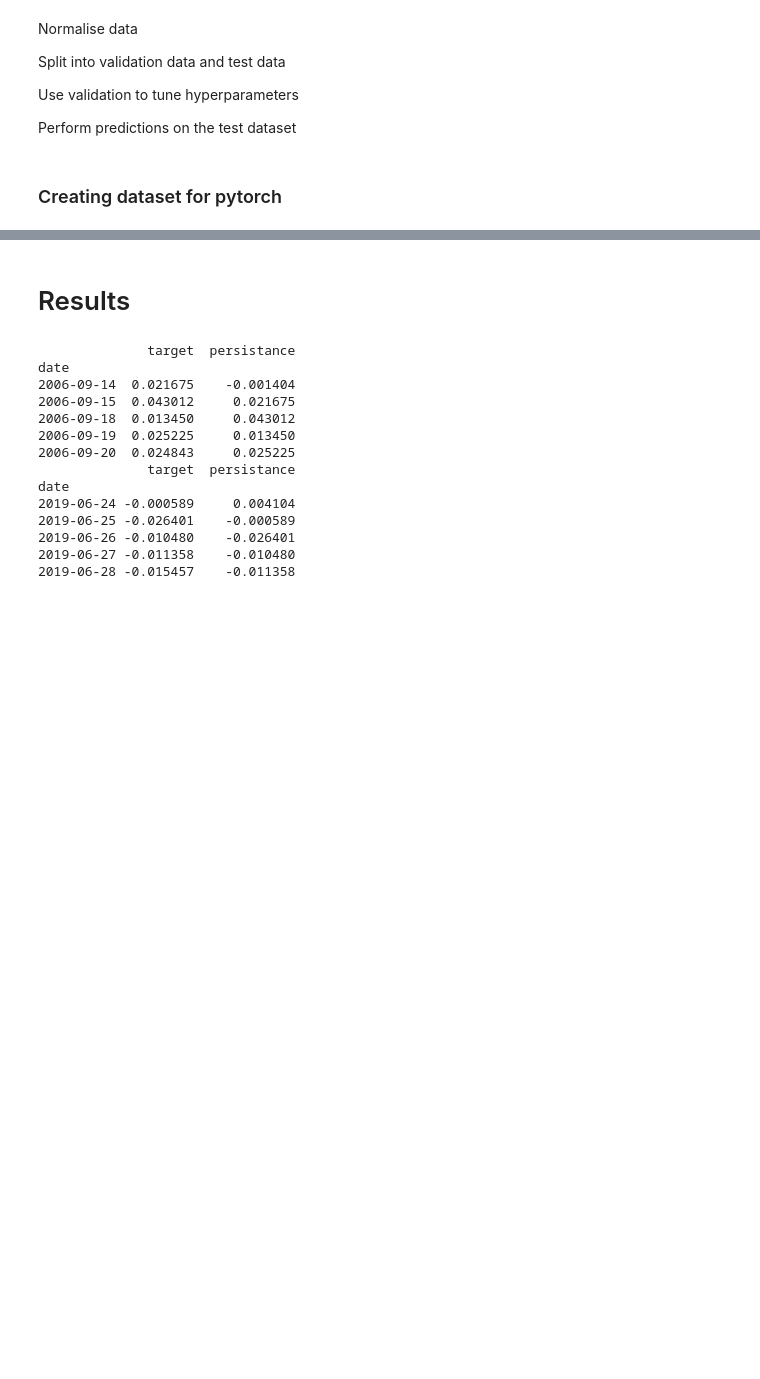
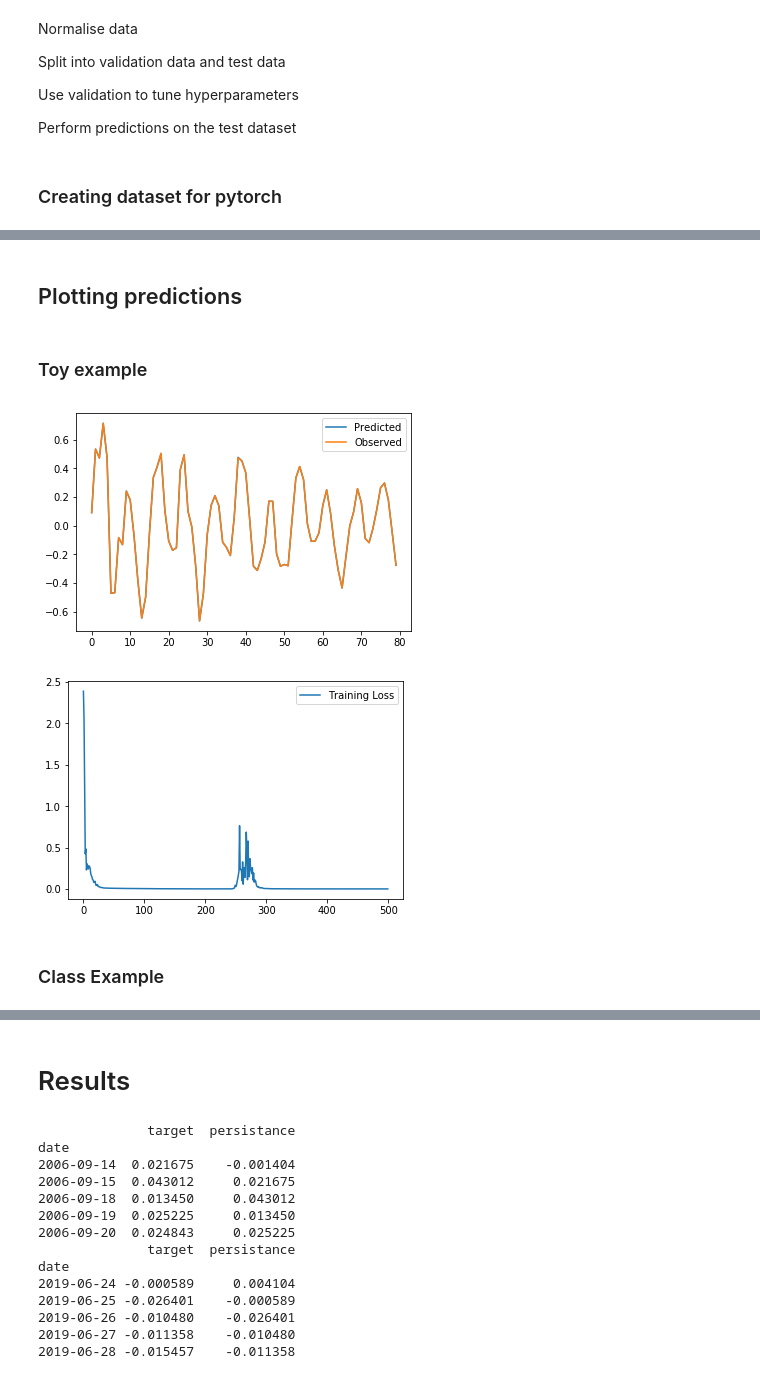
Before and after one commit to msc-acse/acse-9-independent-research-project-OliverJBoom, a Jupyter notebook: LSTM.ipynb, the cells around one changed output, grey strips where cells are left out. Drawn from its saved outputs; the diff is of its cells as text; code cells hidden in the pictures; blank space fills up the shorter version.

Commit message:
Uploaded an LSTM which works on a toy case. Updates the class to have a training wrapper, train function and plotting

```diff
--- a/LSTM.ipynb
+++ b/LSTM.ipynb
@@ -323,0 +611,13 @@ data = np.sin(x / 1.0 / T).astype('float64')
+# %%
+dset = TensorDataset(X_train, y_train)
+# %%
+train_loader = DataLoader(dset,
+                          batch_size=batch_size,
+                          shuffle=False)
+# %%
+model_toy = LSTM(num_features=1,
+             hidden_dim=64,
+             batch_size=40,
+             output_dim=1,
+             num_layers=2,
+             series_length=20)
@@ -323,0 +672,22 @@ data = np.sin(x / 1.0 / T).astype('float64')
+# %% [markdown]
+## Plotting predictions
+# %% [markdown]
+### Toy example
+# %%
+predicted = [single_pred for batch in pred_list for single_pred in batch.detach().numpy()]
+observed = [single_pred for batch in observed_list for single_pred in batch.detach().numpy()]
+# %%
+plt.plot(predicted, label="Predicted")
+plt.plot(observed, label="Observed")
+plt.legend()
+plt.show()
+
+plt.figure()
+plt.plot(log, label="Training Loss")
+plt.legend()
+plt.show()
+# %% [output]
+[figure, added]
+[figure, added]
+# %% [markdown]
+### Class Example
```
Also changed, not shown: parts of 26 cells of this notebook, 7 other files.
